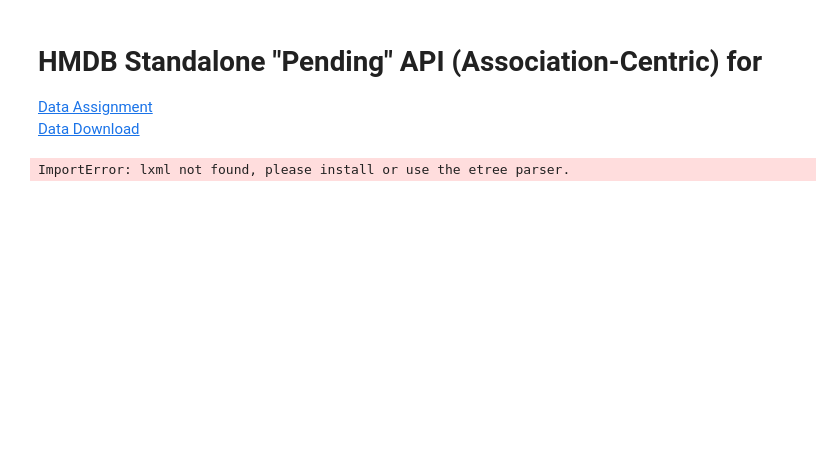
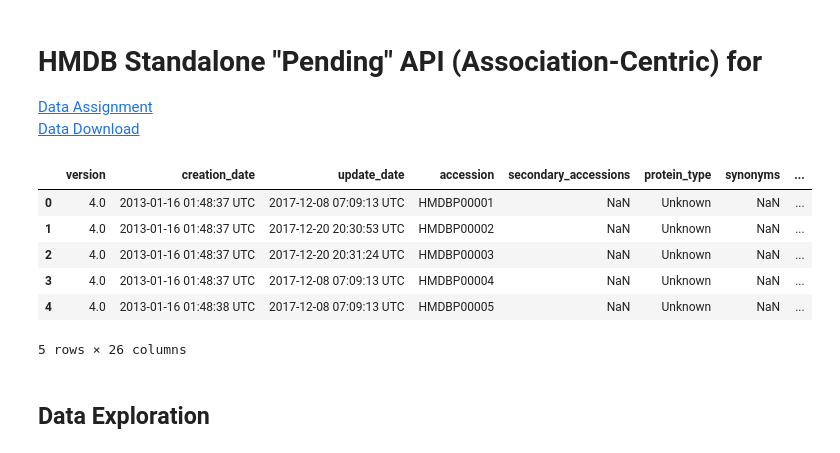
Before and after one commit to NikkiBytes/BioThings_Tutorial, a Jupyter notebook: HMDB_associations.ipynb, the cells around one changed output. Drawn from its saved outputs; the diff is of its cells as text; code cells hidden in the pictures; blank space fills up the shorter version.

Commit message:
data setup

```diff
--- a/HMDB_associations.ipynb
+++ b/HMDB_associations.ipynb
@@ -10,6 +11,4 @@ import os, gzip
 protein_zipfolder = os.path.join("c:\\Users\\19802\\Documents\\dev\scripps\\BioThings_SuLab\\data\\hmdb_proteins.xml")
 
 # we're reading an XML
-print(pd.read_xml(protein_zipfolder))
+df=pd.read_xml(protein_zipfolder)
-# %% [output]
-ImportError: lxml not found, please install or use the etree parser.
@@ -17,0 +15,12 @@ def
+# %%
+df.head()
+# %% [output]
+|  | version | creation_date | update_date | accession | secondary_accessions | protein_type | synonyms | ... |
+| 0 | 4.0 | 2013-01-16 01:48:37 UTC | 2017-12-08 07:09:13 UTC | HMDBP00001 | NaN | Unknown | NaN | ... |
+| 1 | 4.0 | 2013-01-16 01:48:37 UTC | 2017-12-20 20:30:53 UTC | HMDBP00002 | NaN | Unknown | NaN | ... |
+| 2 | 4.0 | 2013-01-16 01:48:37 UTC | 2017-12-20 20:31:24 UTC | HMDBP00003 | NaN | Unknown | NaN | ... |
+| 3 | 4.0 | 2013-01-16 01:48:37 UTC | 2017-12-08 07:09:13 UTC | HMDBP00004 | NaN | Unknown | NaN | ... |
+| 4 | 4.0 | 2013-01-16 01:48:38 UTC | 2017-12-08 07:09:13 UTC | HMDBP00005 | NaN | Unknown | NaN | ... |
+5 rows × 26 columns
+# %% [markdown]
+## Data Exploration
```
Also changed, not shown: parts of 12 cells of this notebook.
